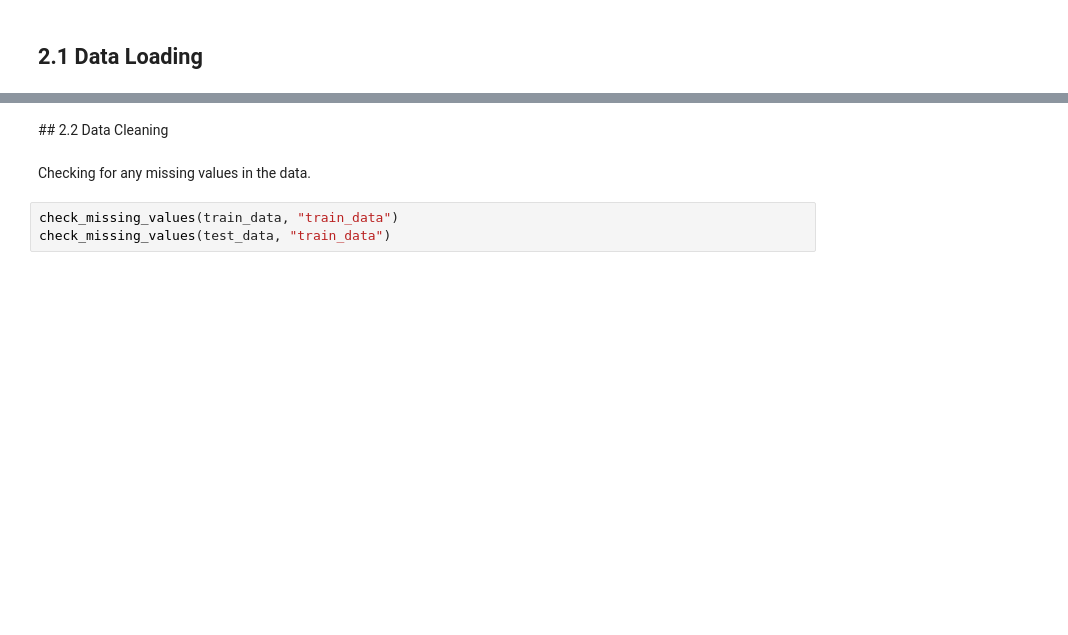
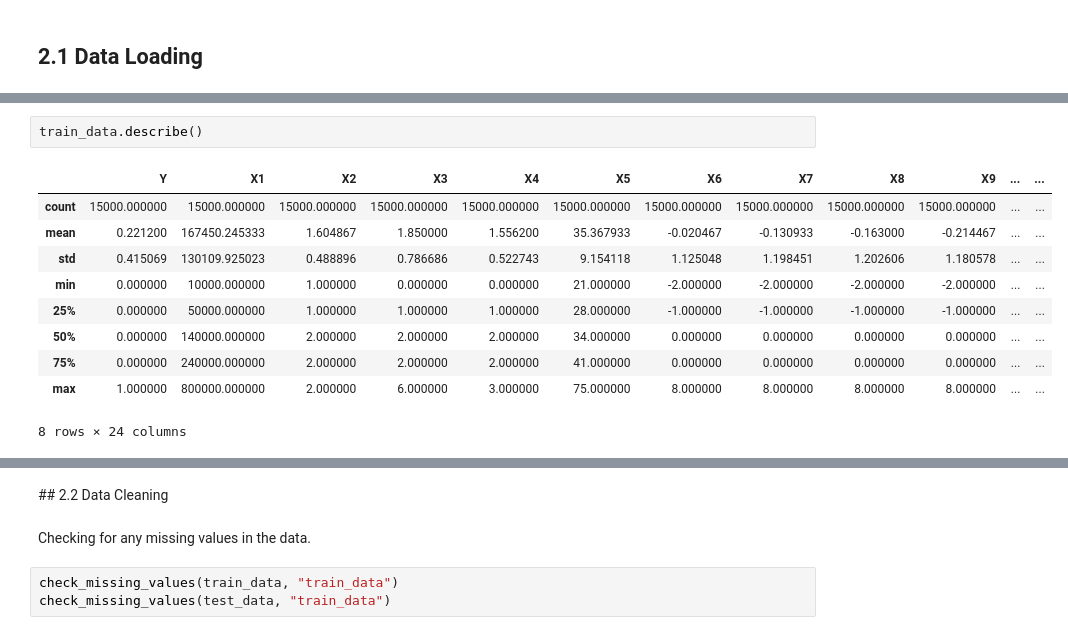
Before and after one commit to rjosh003-CS/Data-Mining-coursework, a Jupyter notebook: DM_coursework_part_2.ipynb, the cells around one changed output, grey strips where cells are left out. Saved outputs shown, nothing was run; the diff lists cells and outputs as text; blank space fills up the shorter version.

```diff
--- a/DM_coursework_part_2.ipynb
+++ b/DM_coursework_part_2.ipynb
@@ -388,0 +533,13 @@ test_file: /content/Data-Mining-coursework/data/creditdefault_test.csv
+# %%
+train_data.describe()
+# %% [output]
+|  | Y | X1 | X2 | X3 | X4 | X5 | X6 | X7 | X8 | X9 | ... | ... |
+| count | 15000.000000 | 15000.000000 | 15000.000000 | 15000.000000 | 15000.000000 | 15000.000000 | 15000.000000 | 15000.000000 | 15000.000000 | 15000.000000 | ... | ... |
+| mean | 0.221200 | 167450.245333 | 1.604867 | 1.850000 | 1.556200 | 35.367933 | -0.020467 | -0.130933 | -0.163000 | -0.214467 | ... | ... |
+| std | 0.415069 | 130109.925023 | 0.488896 | 0.786686 | 0.522743 | 9.154118 | 1.125048 | 1.198451 | 1.202606 | 1.180578 | ... | ... |
+| min | 0.000000 | 10000.000000 | 1.000000 | 0.000000 | 0.000000 | 21.000000 | -2.000000 | -2.000000 | -2.000000 | -2.000000 | ... | ... |
+| 25% | 0.000000 | 50000.000000 | 1.000000 | 1.000000 | 1.000000 | 28.000000 | -1.000000 | -1.000000 | -1.000000 | -1.000000 | ... | ... |
+| 50% | 0.000000 | 140000.000000 | 2.000000 | 2.000000 | 2.000000 | 34.000000 | 0.000000 | 0.000000 | 0.000000 | 0.000000 | ... | ... |
+| 75% | 0.000000 | 240000.000000 | 2.000000 | 2.000000 | 2.000000 | 41.000000 | 0.000000 | 0.000000 | 0.000000 | 0.000000 | ... | ... |
+| max | 1.000000 | 800000.000000 | 2.000000 | 6.000000 | 3.000000 | 75.000000 | 8.000000 | 8.000000 | 8.000000 | 8.000000 | ... | ... |
+8 rows × 24 columns
```
Also changed, not shown: parts of 23 cells of this notebook.
